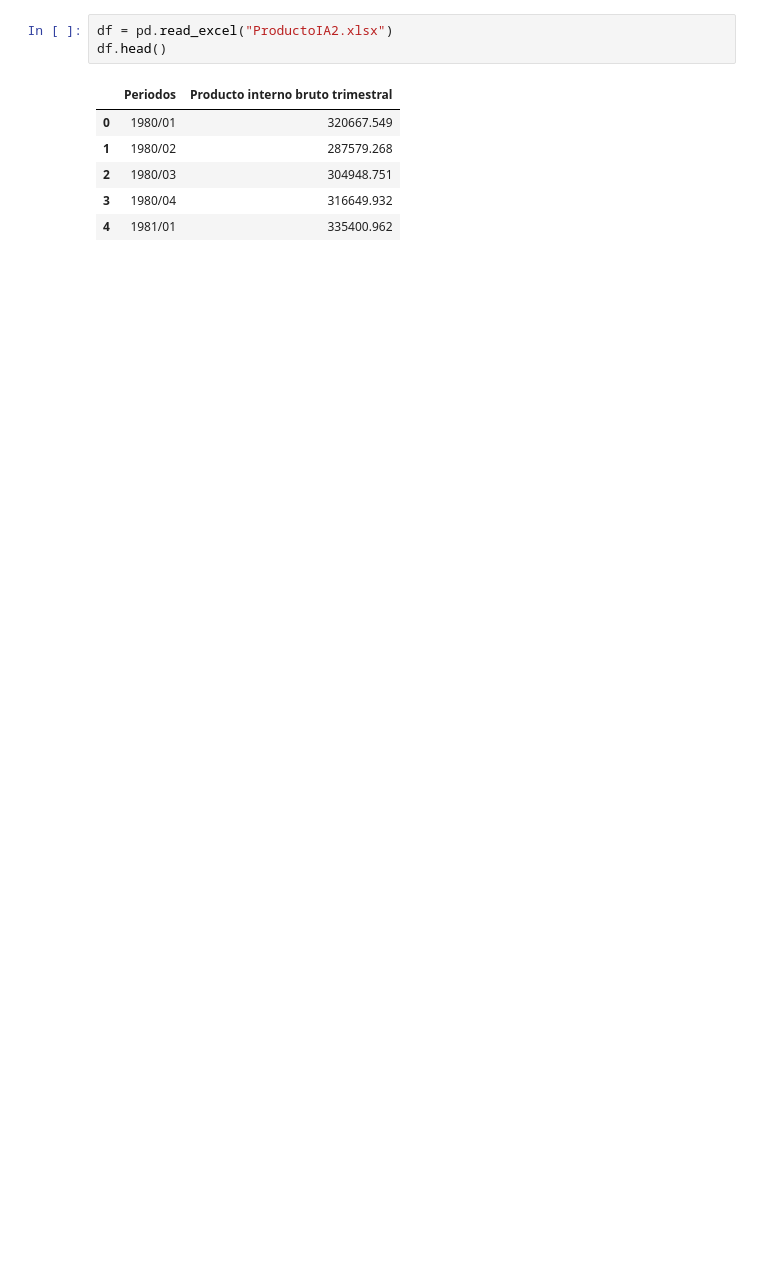
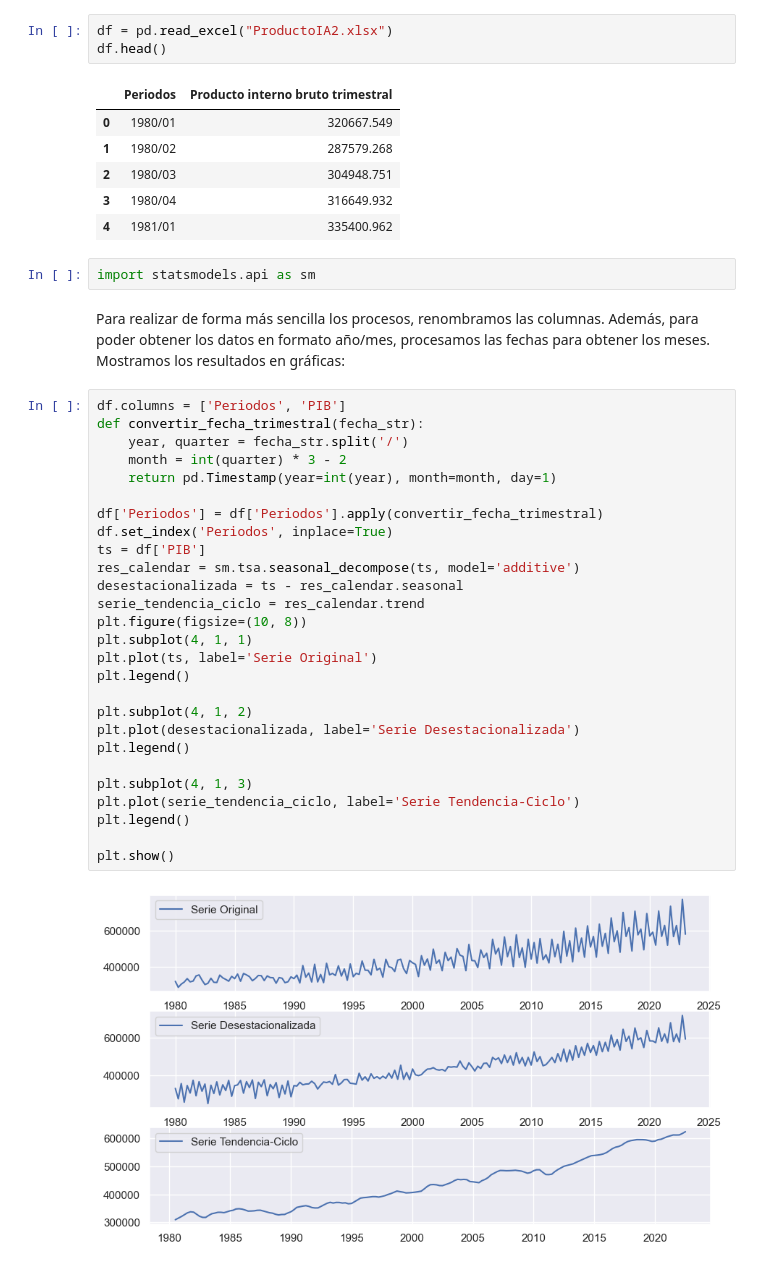
Before and after one commit to maferpy/unidad9, a Jupyter notebook: pronosticos.ipynb, the cells around one changed output. Drawn from its saved outputs; the diff is of its cells as text; blank space fills up the shorter version.

```diff
--- a/pronosticos.ipynb
+++ b/pronosticos.ipynb
@@ -365,3 +367,36 @@ df.head()
 | 2 | 1980/03 | 304948.751 |
 | 3 | 1980/04 | 316649.932 |
 | 4 | 1981/01 | 335400.962 |
+# %%
+import statsmodels.api as sm
+# %% [markdown]
+Para realizar de forma más sencilla los procesos, renombramos las columnas. Además, para poder obtener los datos en formato año/mes, procesamos las fechas para obtener los meses. Mostramos los resultados en gráficas:
+# %%
+df.columns = ['Periodos', 'PIB']
+def convertir_fecha_trimestral(fecha_str):
+    year, quarter = fecha_str.split('/')
+    month = int(quarter) * 3 - 2
+    return pd.Timestamp(year=int(year), month=month, day=1)
+
+df['Periodos'] = df['Periodos'].apply(convertir_fecha_trimestral)
+df.set_index('Periodos', inplace=True)
+ts = df['PIB']
+res_calendar = sm.tsa.seasonal_decompose(ts, model='additive')
+desestacionalizada = ts - res_calendar.seasonal
+serie_tendencia_ciclo = res_calendar.trend
+plt.figure(figsize=(10, 8))
+plt.subplot(4, 1, 1)
+plt.plot(ts, label='Serie Original')
+plt.legend()
+
+plt.subplot(4, 1, 2)
+plt.plot(desestacionalizada, label='Serie Desestacionalizada')
+plt.legend()
+
+plt.subplot(4, 1, 3)
+plt.plot(serie_tendencia_ciclo, label='Serie Tendencia-Ciclo')
+plt.legend()
+
+plt.show()
+# %% [output]
+[figure, added]
```
Also changed, not shown: parts of 2 cells of this notebook.
